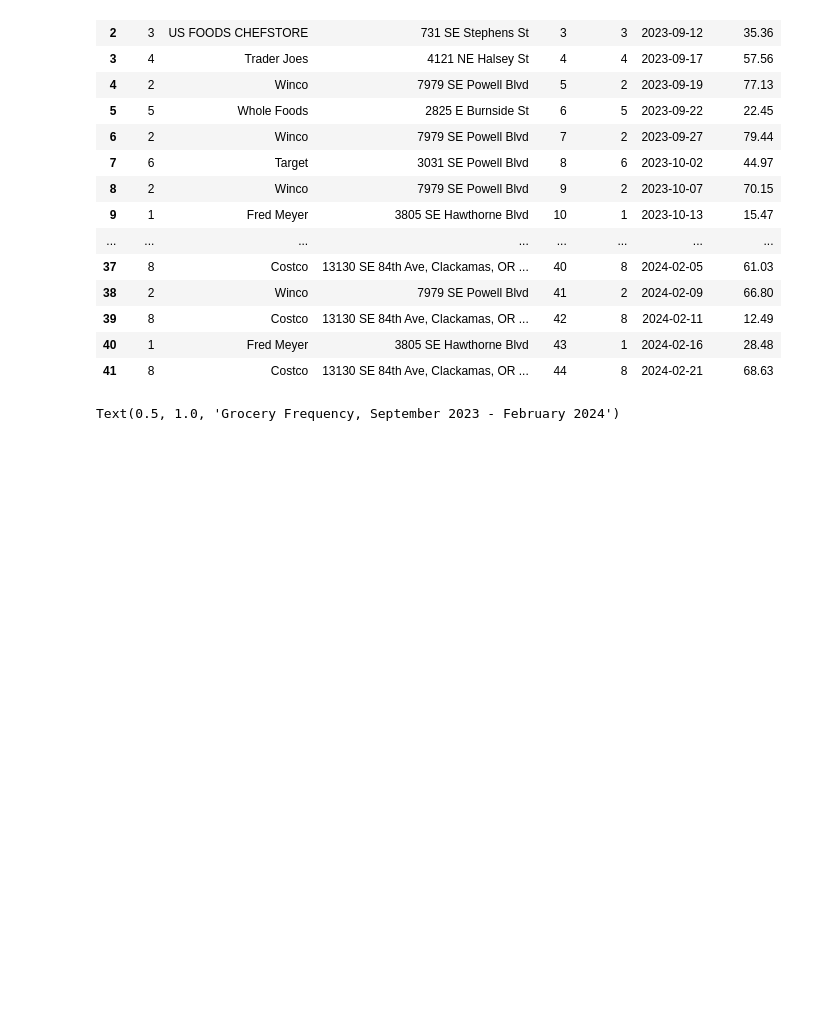
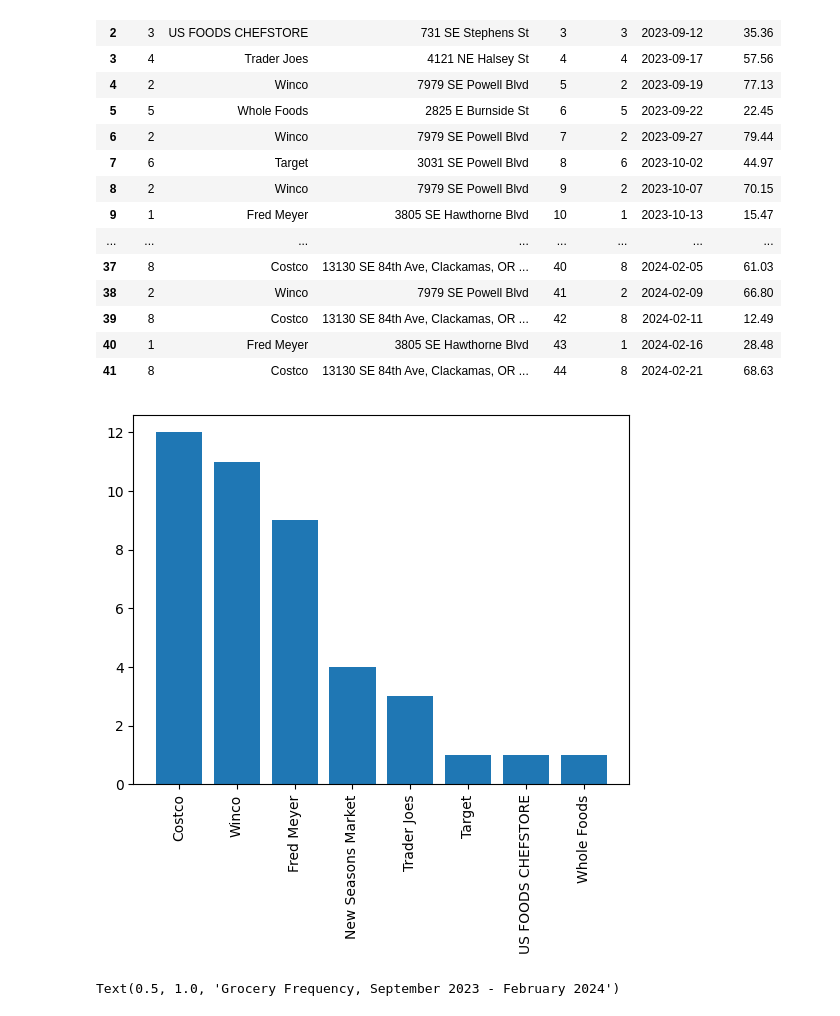
Before and after one commit to chanks06/grocery-db, a Jupyter notebook: analysis.ipynb, the cells around one changed output. Drawn from its saved outputs; the diff is of its cells as text; code cells hidden in the pictures; blank space fills up the shorter version.

```diff
--- a/analysis.ipynb
+++ b/analysis.ipynb
@@ -56,6 +62,14 @@ named_trips
 trip_count = named_trips.groupby('name').size().reset_index(name = 'count')
 
 trip_count_sorted = trip_count.sort_values(by = 'count', ascending = False)
+# %%
+plt.bar(trip_count_sorted['name'], trip_count_sorted['count'])
+
+plt.xticks(rotation = 90)
+
+plt.show()
+# %% [output]
+[figure, added]
 # %%
 #next step is to visualize this summary table:
 
```
Also changed, not shown: parts of 26 cells of this notebook, 1 other file.
